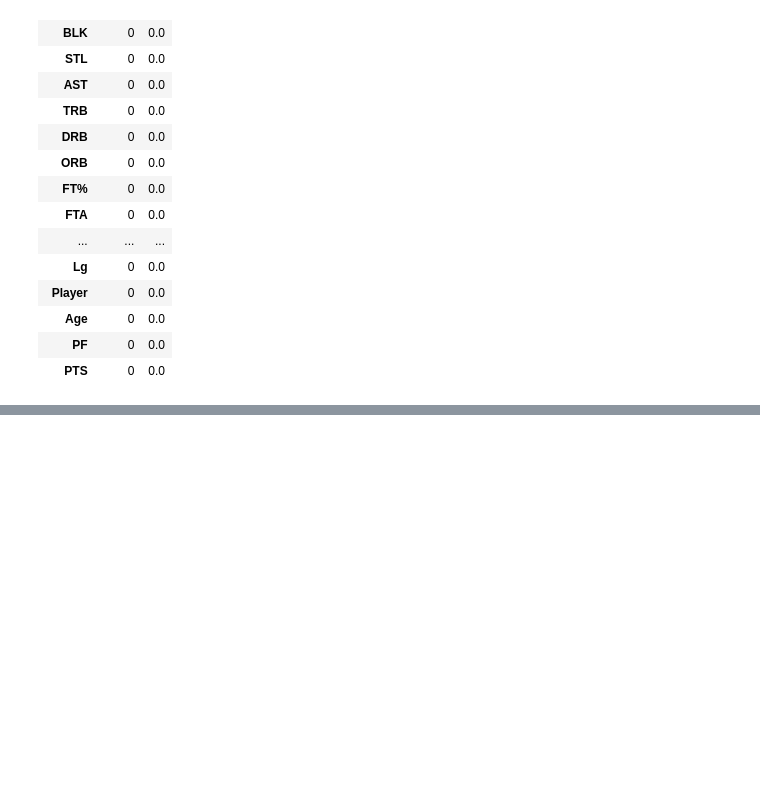
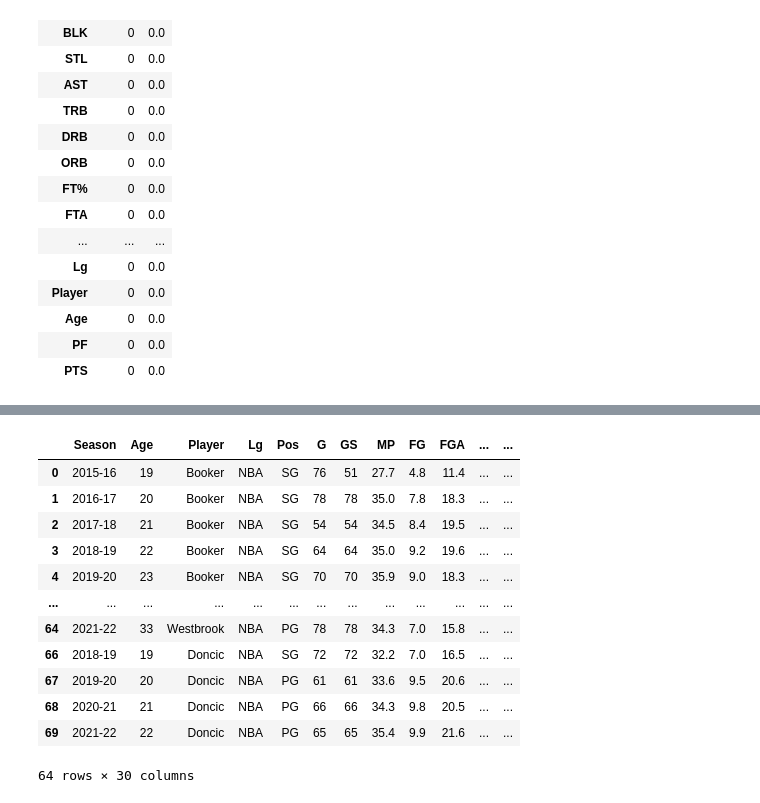
Before and after one commit to emilioosmenaiv/Capstone-Two-Data-Wrangling-NBA-Contract, a Jupyter notebook: Capstone Two Data Wrangling NBA Contract.ipynb, the cells around one changed output, grey strips where cells are left out. Drawn from its saved outputs; the diff is of its cells as text; code cells hidden in the pictures; blank space fills up the shorter version.

```diff
--- a/Capstone Two Data Wrangling NBA Contract.ipynb
+++ b/Capstone Two Data Wrangling NBA Contract.ipynb
@@ -82,0 +113,17 @@ stats.describe().T
+# %%
+stats_clean=stats.drop(stats.index[[20,29,30,32,50,65]])
+stats_clean
+# %% [output]
+|  | Season | Age | Player | Lg | Pos | G | GS | MP | FG | FGA | ... | ... |
+| 0 | 2015-16 | 19 | Booker | NBA | SG | 76 | 51 | 27.7 | 4.8 | 11.4 | ... | ... |
+| 1 | 2016-17 | 20 | Booker | NBA | SG | 78 | 78 | 35.0 | 7.8 | 18.3 | ... | ... |
+| 2 | 2017-18 | 21 | Booker | NBA | SG | 54 | 54 | 34.5 | 8.4 | 19.5 | ... | ... |
+| 3 | 2018-19 | 22 | Booker | NBA | SG | 64 | 64 | 35.0 | 9.2 | 19.6 | ... | ... |
+| 4 | 2019-20 | 23 | Booker | NBA | SG | 70 | 70 | 35.9 | 9.0 | 18.3 | ... | ... |
+| ... | ... | ... | ... | ... | ... | ... | ... | ... | ... | ... | ... | ... |
+| 64 | 2021-22 | 33 | Westbrook | NBA | PG | 78 | 78 | 34.3 | 7.0 | 15.8 | ... | ... |
+| 66 | 2018-19 | 19 | Doncic | NBA | SG | 72 | 72 | 32.2 | 7.0 | 16.5 | ... | ... |
+| 67 | 2019-20 | 20 | Doncic | NBA | PG | 61 | 61 | 33.6 | 9.5 | 20.6 | ... | ... |
+| 68 | 2020-21 | 21 | Doncic | NBA | PG | 66 | 66 | 34.3 | 9.8 | 20.5 | ... | ... |
+| 69 | 2021-22 | 22 | Doncic | NBA | PG | 65 | 65 | 35.4 | 9.9 | 21.6 | ... | ... |
+64 rows × 30 columns
```
Also changed, not shown: parts of 14 cells of this notebook.
